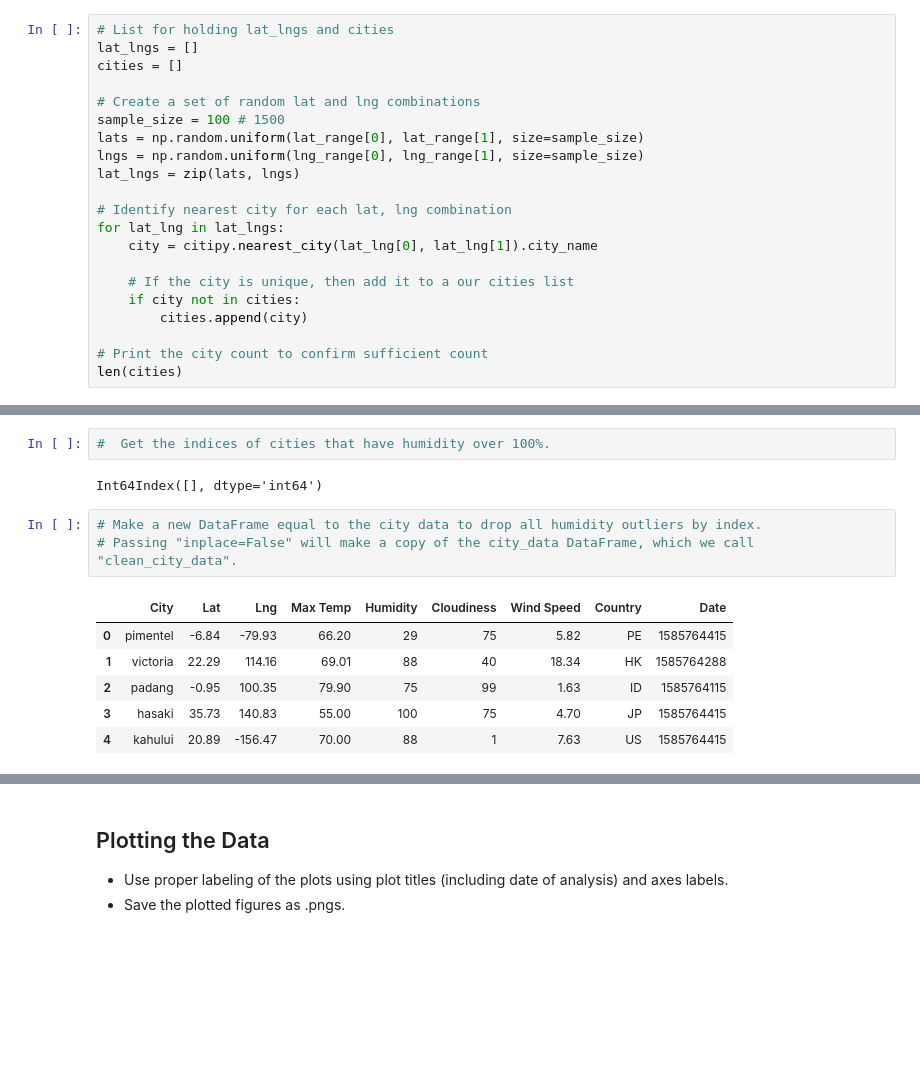
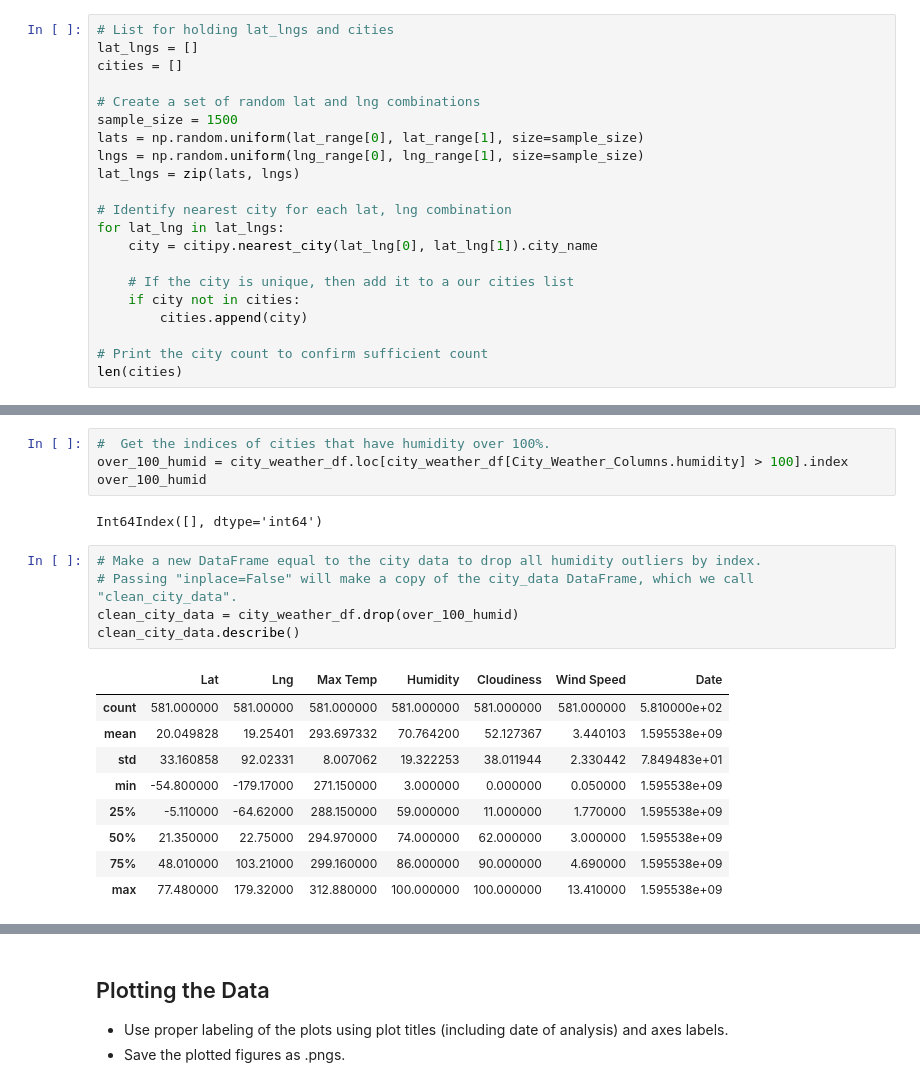
Before and after one commit to 12wollmana/UMN-Data_Analytics-Python_API_Challenge, a Jupyter notebook: WeatherPy/WeatherPy.ipynb, the cells around one changed output, grey strips where cells are left out. Cells and saved outputs as stored; diff of their text form; blank space fills up the shorter version.

Commit message:
Finished WeatherPy

```diff
--- a/WeatherPy/WeatherPy.ipynb
+++ b/WeatherPy/WeatherPy.ipynb
@@ -35,7 +32,7 @@ lat_lngs = []
 cities = []
 
 # Create a set of random lat and lng combinations
-sample_size = 100 # 1500
+sample_size = 1500
 lats = np.random.uniform(lat_range[0], lat_range[1], size=sample_size)
 lngs = np.random.uniform(lng_range[0], lng_range[1], size=sample_size)
 lat_lngs = zip(lats, lngs)
@@ -185,14 +186,21 @@ Skip this step if there are no cities that have humidity > 100%.
 # %%
 #  Get the indices of cities that have humidity over 100%.
+over_100_humid = city_weather_df.loc[city_weather_df[City_Weather_Columns.humidity] > 100].index
+over_100_humid
 # %% [output]
 Int64Index([], dtype='int64')
 # %%
 # Make a new DataFrame equal to the city data to drop all humidity outliers by index.
 # Passing "inplace=False" will make a copy of the city_data DataFrame, which we call "clean_city_data".
+clean_city_data = city_weather_df.drop(over_100_humid)
+clean_city_data.describe()
 # %% [output]
-|  | City | Lat | Lng | Max Temp | Humidity | Cloudiness | Wind Speed | Country | Date |
-| 0 | pimentel | -6.84 | -79.93 | 66.20 | 29 | 75 | 5.82 | PE | 1585764415 |
-| 1 | victoria | 22.29 | 114.16 | 69.01 | 88 | 40 | 18.34 | HK | 1585764288 |
-| 2 | padang | -0.95 | 100.35 | 79.90 | 75 | 99 | 1.63 | ID | 1585764115 |
-| 3 | hasaki | 35.73 | 140.83 | 55.00 | 100 | 75 | 4.70 | JP | 1585764415 |
-| 4 | kahului | 20.89 | -156.47 | 70.00 | 88 | 1 | 7.63 | US | 1585764415 |
+|  | Lat | Lng | Max Temp | Humidity | Cloudiness | Wind Speed | Date |
+| count | 581.000000 | 581.00000 | 581.000000 | 581.000000 | 581.000000 | 581.000000 | 5.810000e+02 |
+| mean | 20.049828 | 19.25401 | 293.697332 | 70.764200 | 52.127367 | 3.440103 | 1.595538e+09 |
+| std | 33.160858 | 92.02331 | 8.007062 | 19.322253 | 38.011944 | 2.330442 | 7.849483e+01 |
+| min | -54.800000 | -179.17000 | 271.150000 | 3.000000 | 0.000000 | 0.050000 | 1.595538e+09 |
+| 25% | -5.110000 | -64.62000 | 288.150000 | 59.000000 | 11.000000 | 1.770000 | 1.595538e+09 |
+| 50% | 21.350000 | 22.75000 | 294.970000 | 74.000000 | 62.000000 | 3.000000 | 1.595538e+09 |
+| 75% | 48.010000 | 103.21000 | 299.160000 | 86.000000 | 90.000000 | 4.690000 | 1.595538e+09 |
+| max | 77.480000 | 179.32000 | 312.880000 | 100.000000 | 100.000000 | 13.410000 | 1.595538e+09 |
```
Also changed, not shown: parts of 38 cells of this notebook, 1 other file.
